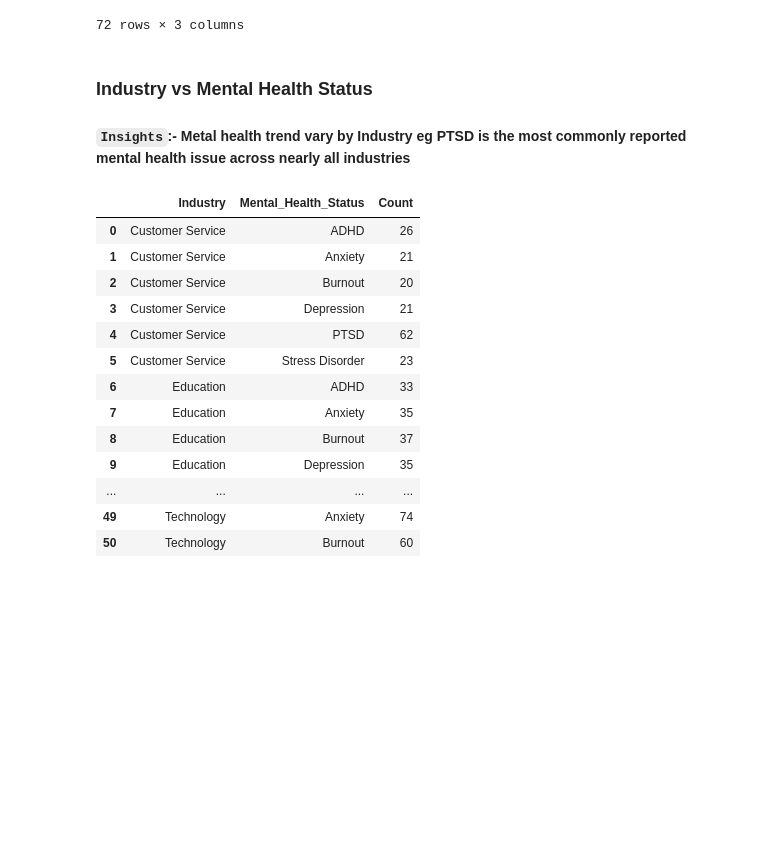
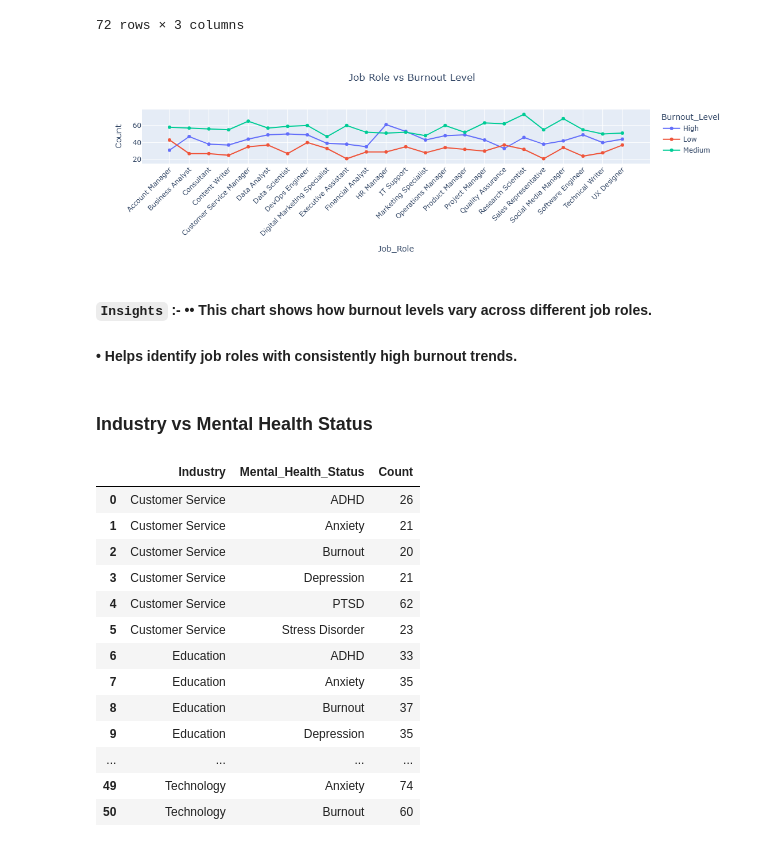
Before and after one commit to Sharn31/Remote-Work-Health-Impact-Survey-2025, a Jupyter notebook: remote_job_june_2025.ipynb, the cells around one changed output. Cells and saved outputs as stored; diff of their text form; code cells hidden in the pictures; blank space fills up the shorter version.

```diff
--- a/remote_job_june_2025.ipynb
+++ b/remote_job_june_2025.ipynb
@@ -380,17 +380,21 @@ df_count
 72 rows × 3 columns
 # %%
 fig = px.line( df_count, x='Job_Role',y='Count',color='Burnout_Level',  markers=True,
-    title='Grouped Line Chart: Job Role vs Burnout Level')
+    title=' Job Role vs Burnout Level')
 
 fig.update_layout(
     title_x=0.5,
     xaxis_tickangle=-45
 )
 
 fig.show()
+# %% [output]
+[figure, added]
-# %% [markdown]
-### Industry vs Mental Health Status
-#### `Insights`:- Metal health trend vary by Industry eg  PTSD is the most commonly reported mental health issue across nearly all industries
+# %% [markdown]
+#### `Insights` :- •• This chart shows how burnout levels vary across different job roles.
+#### • Helps identify job roles with consistently high burnout trends.
+# %% [markdown]
+### Industry vs Mental Health Status
 # %%
 industry_mental_health = df.groupby(['Industry', 'Mental_Health_Status']).size().reset_index(name='Count')
 industry_mental_health
```
Also changed, not shown: parts of 33 cells of this notebook, 1 other file.
